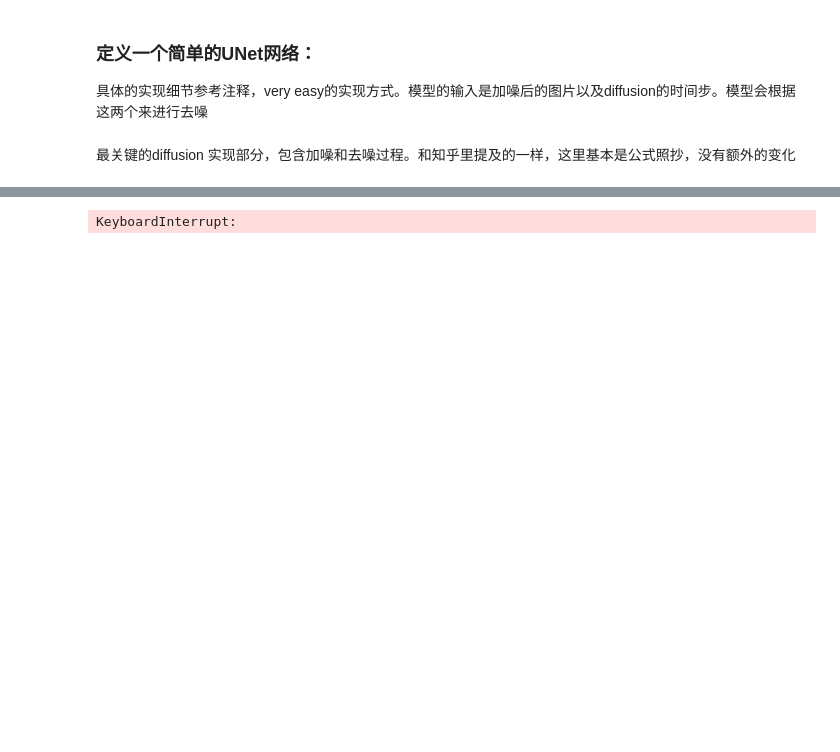
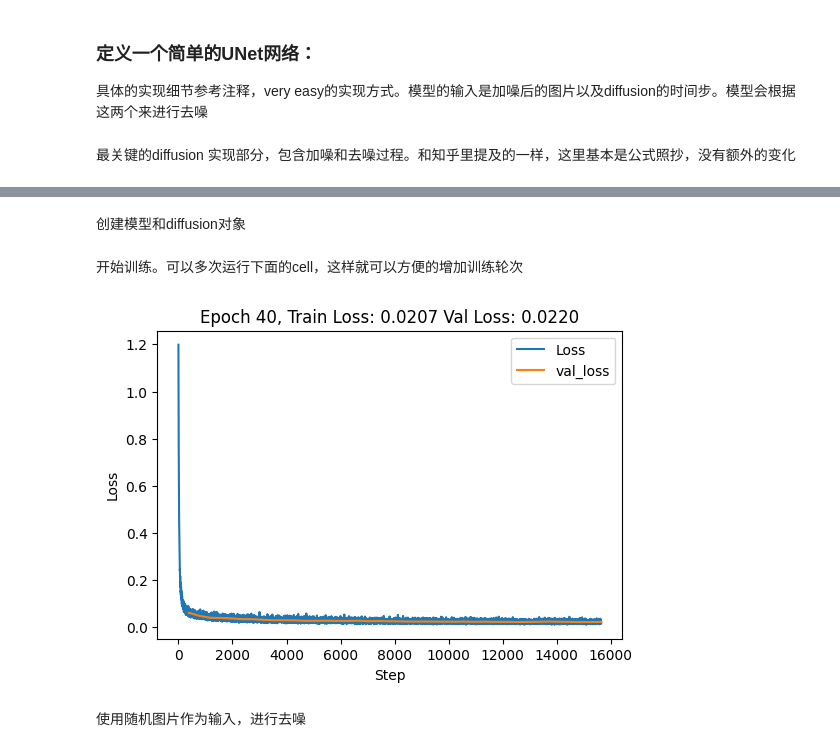
Before and after one commit to mengkai98/diffusion_cookie, a Jupyter notebook: ToyDiffusion.ipynb, the cells around one changed output, grey strips where cells are left out. Saved outputs shown, nothing was run; the diff lists cells and outputs as text; code cells hidden in the pictures; blank space fills up the shorter version.

```diff
--- a/ToyDiffusion.ipynb
+++ b/ToyDiffusion.ipynb
@@ -271,14 +288,19 @@ def train(model,diffusion,total_epoch,resume = False):
         plt.legend()
         plt.show()
+# %% [markdown]
+创建模型和diffusion对象
 # %%
 model = ToyModel()
 diffusion = Diffusion()
+# %% [markdown]
+开始训练。可以多次运行下面的cell，这样就可以方便的增加训练轮次
 # %%
-total_epoch = 20
-train(model,diffusion,total_epoch,resume=True)
+train(model,diffusion,total_epoch,learning_rate,resume=True)
 torch.save(model.state_dict(), 'diffusion_toy_model_weights.pth')
 # %% [output]
-KeyboardInterrupt:
+[figure, added]
+# %% [markdown]
+使用随机图片作为输入，进行去噪
 # %%
 indices = list(range(1000))[::-1]
 noise_img = torch.randn(8,3,32,32)
```
Also changed, not shown: parts of 10 cells of this notebook.
